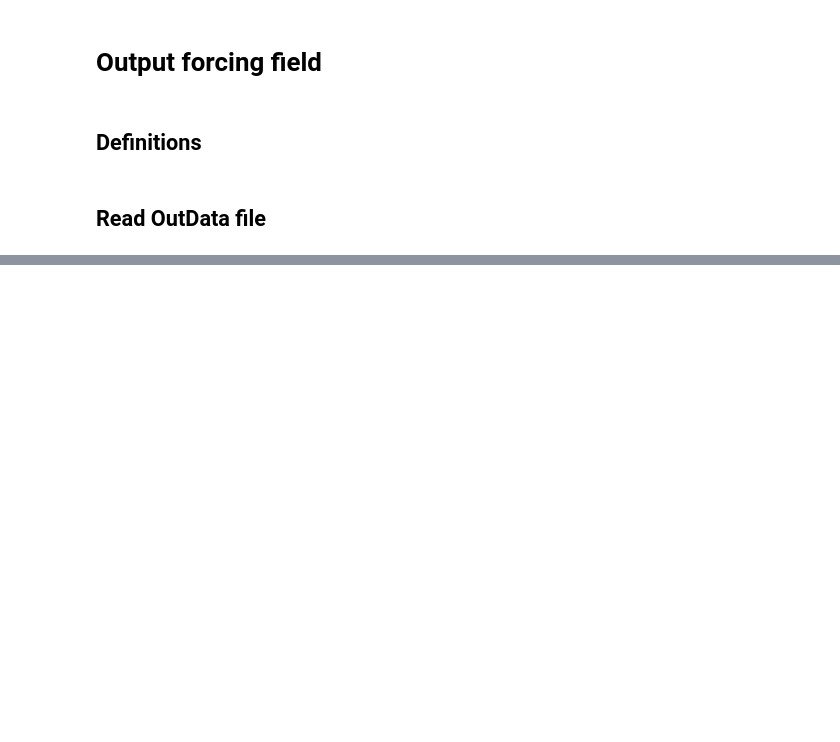
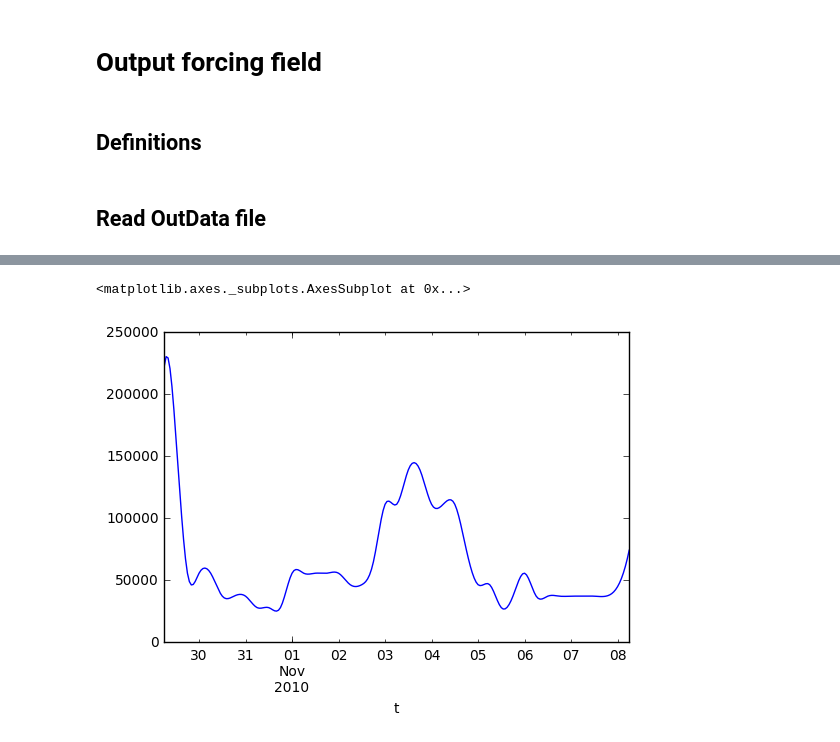
Before and after one commit to ec-jrc/pyStorms, a Jupyter notebook: Output.ipynb, the cells around one changed output, grey strips where cells are left out. Drawn from its saved outputs; the diff is of its cells as text; code cells hidden in the pictures; blank space fills up the shorter version.

```diff
--- a/Output.ipynb
+++ b/Output.ipynb
@@ -24,3 +61,10 @@ tc=pd.read_csv('tmp/outData.txt',delimiter='\t')
+# %%
+data = tc_.interpolate(method='cubic')
+# %%
+data['rmax'].plot()
+# %% [output]
+<matplotlib.axes._subplots.AxesSubplot at 0x...>
+[figure, added]
 # %%
 # From lat lon to r, th
 # %%
```
Also changed, not shown: parts of 9 cells of this notebook, 7 other files.
